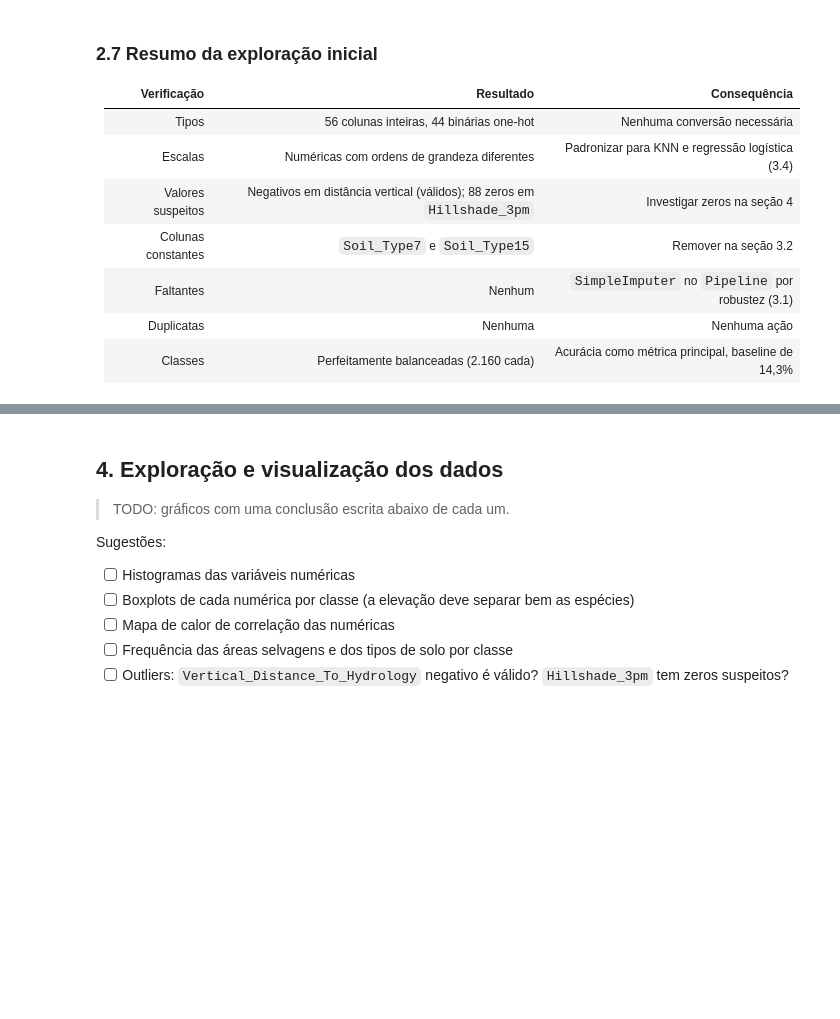
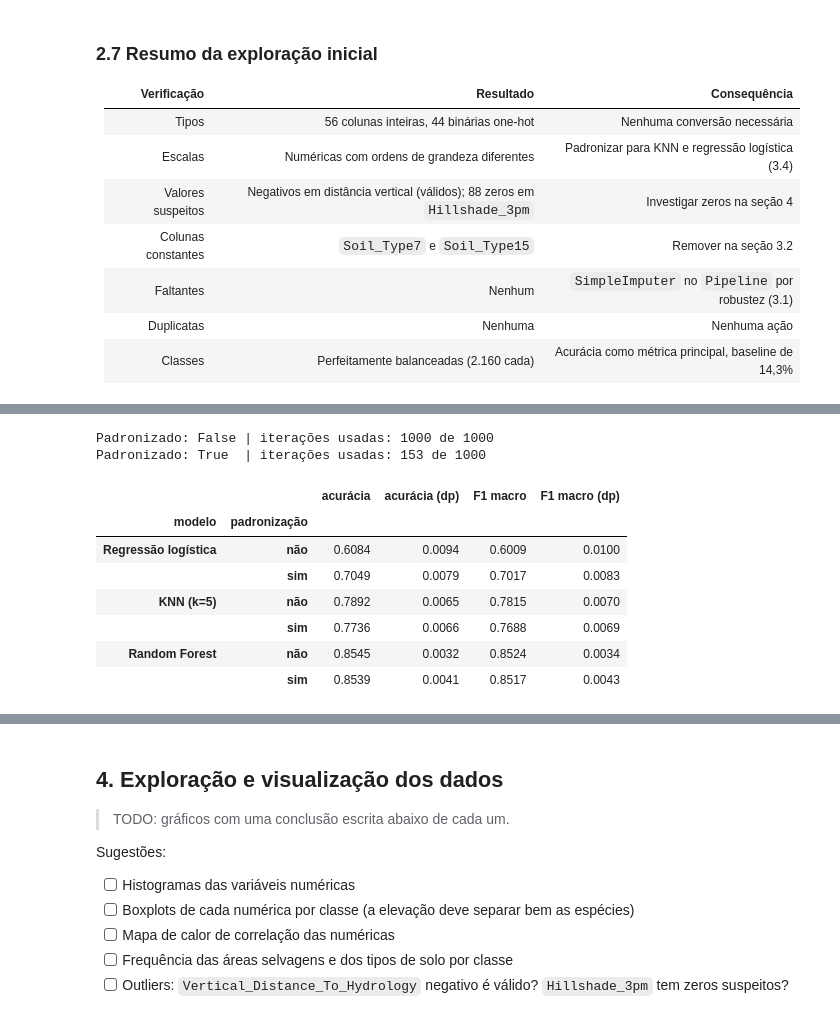
Before and after one commit to delpupoarthur/forest-cover-classification, a Jupyter notebook: forest_cover_classification.ipynb, the cells around one changed output, grey strips where cells are left out. Saved outputs shown, nothing was run; the diff lists cells and outputs as text; code cells hidden in the pictures; blank space fills up the shorter version.

```diff
--- a/forest_cover_classification.ipynb
+++ b/forest_cover_classification.ipynb
@@ -323,0 +515,43 @@ Um cuidado importante: esse equilíbrio é artificial. O `train.csv` do Kaggle f
+# %%
+with warnings.catch_warnings():
+    warnings.simplefilter("ignore", ConvergenceWarning)
+    for padronizar in [False, True]:
+        logreg = Pipeline([
+            ("prep", build_preprocessor(NUM_COLS, BIN_COLS, padronizar=padronizar)),
+            ("model", LogisticRegression(max_iter=1000, random_state=RANDOM_STATE)),
+        ]).fit(X_train, y_train)
+        n_iter = logreg.named_steps["model"].n_iter_[0]
+        print(f"Padronizado: {padronizar!s:5} | iterações usadas: {n_iter} de 1000")
+# %% [output]
+Padronizado: False | iterações usadas: 1000 de 1000
+Padronizado: True  | iterações usadas: 153 de 1000
+# %%
+modelos = {
+    "Regressão logística": LogisticRegression(max_iter=1000, random_state=RANDOM_STATE),
+    "KNN (k=5)": KNeighborsClassifier(),
+    "Random Forest": RandomForestClassifier(random_state=RANDOM_STATE, n_jobs=-1),
+}
+
+resultados = []
+# n_jobs=1 para que os avisos de convergência do caso sem padronização fiquem silenciados aqui
+with warnings.catch_warnings():
+    warnings.simplefilter("ignore", ConvergenceWarning)
+    for nome, modelo in modelos.items():
+        for padronizar in [False, True]:
+            pipe = Pipeline([
+                ("prep", build_preprocessor(NUM_COLS, BIN_COLS, padronizar=padronizar)),
+                ("model", modelo),
+            ])
+            metricas = avaliar_cv(pipe, X_train, y_train, n_jobs=1)
+            resultados.append({"modelo": nome, "padronização": "sim" if padronizar else "não", **metricas})
+
+pd.DataFrame(resultados).set_index(["modelo", "padronização"]).round(4)
+# %% [output]
+|  |  | acurácia | acurácia (dp) | F1 macro | F1 macro (dp) |
+| modelo | padronização |  |  |  |  |
+| Regressão logística | não | 0.6084 | 0.0094 | 0.6009 | 0.0100 |
+|  | sim | 0.7049 | 0.0079 | 0.7017 | 0.0083 |
+| KNN (k=5) | não | 0.7892 | 0.0065 | 0.7815 | 0.0070 |
+|  | sim | 0.7736 | 0.0066 | 0.7688 | 0.0069 |
+| Random Forest | não | 0.8545 | 0.0032 | 0.8524 | 0.0034 |
+|  | sim | 0.8539 | 0.0041 | 0.8517 | 0.0043 |
```
Also changed, not shown: parts of 24 cells of this notebook.
